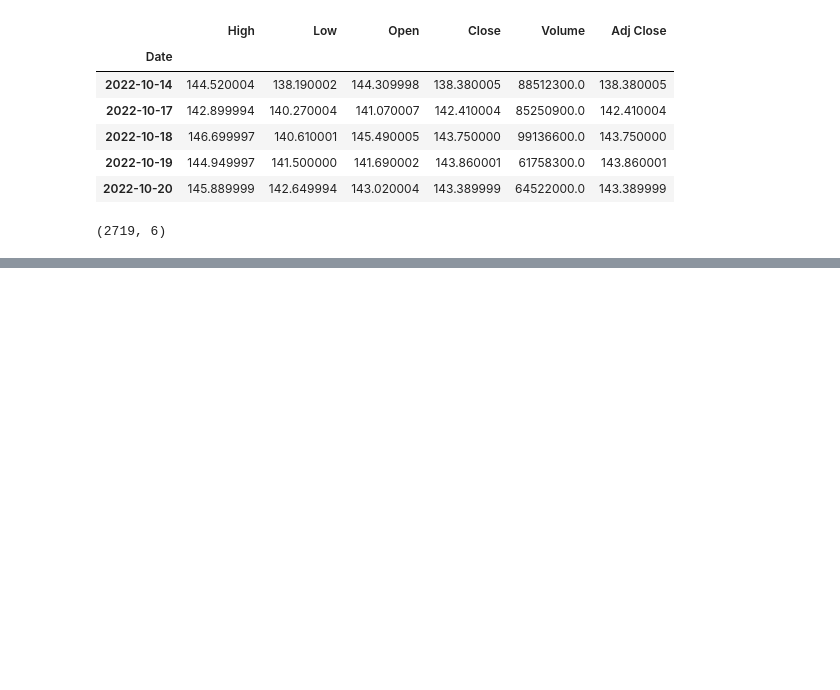
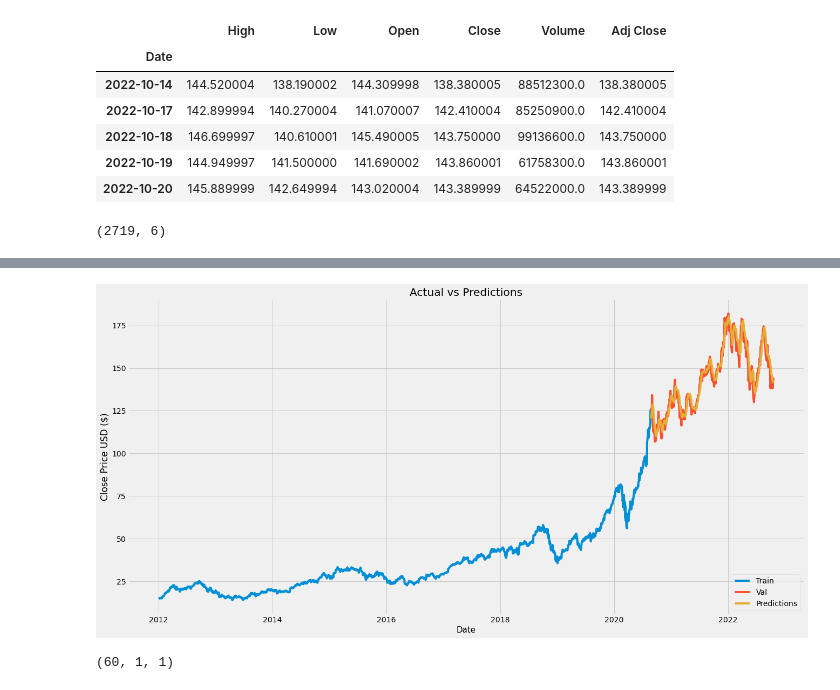
Before and after one commit to Ehab42/Apple-Stock-Price-Presiciton-Using-Python, a Jupyter notebook: Stock Price Prediction.ipynb, the cells around one changed output, grey strips where cells are left out. Saved outputs shown, nothing was run; the diff lists cells and outputs as text; code cells hidden in the pictures; blank space fills up the shorter version.

```diff
--- a/Stock Price Prediction.ipynb
+++ b/Stock Price Prediction.ipynb
@@ -49,0 +111,14 @@ Text(0, 0.5, 'Closing Price USD ($)')
+# %%
+# Create the testing datasets
+test_data = scaled_data[training_data_length - 60:, :]
+
+x_test = []
+y_test = dataset[training_data_length:, :]
+
+for i in range(60, len(test_data)):
+    x_test.append(test_data[i-60:i, 0])
+# %%
+# Convert data to numpy array
+x_test = np.array(x_test)
+x_test = np.reshape(x_test, (x_test.shape[0], x_test.shape[1], 1))
+x_test.shape
@@ -49,0 +127,4 @@ Text(0, 0.5, 'Closing Price USD ($)')
+# %%
+# Get the model predicted price values
+predictions = model.predict(x_test)
+predictions = scalar.inverse_transform(predictions)
@@ -49,0 +141,6 @@ Text(0, 0.5, 'Closing Price USD ($)')
+# %%
+# plot the data
+train = data[0:training_data_length]
+valid = data[training_data_length:]
+valid['Predictions'] = predictions
+valid
@@ -49,0 +162,24 @@ Text(0, 0.5, 'Closing Price USD ($)')
+# %%
+plt.figure(figsize=(20, 10))
+plt.title('Actual vs Predictions')
+plt.xlabel('Date', fontsize=15)
+plt.ylabel('Close Price USD ($)')
+plt.plot(train['Close'])
+plt.plot(valid[['Close', 'Predictions']])
+plt.legend(['Train', 'Val', 'Predictions'], loc='lower right')
+plt.show();
+# %% [output]
+[figure, added]
+# %%
+data_last = data.tail(60)
+data_last = np.array(data_last)
+scaled_data_last = scalar.fit_transform(data_last)
+scaled_data_last = np.reshape(scaled_data_last, (60, 1, 1))
+
+# predictions = model.predict(scaled_data_last)
+# predictions = scalar.inverse_transform(predictions)
+# predictions
+
+scaled_data_last.shape
+# %% [output]
+(60, 1, 1)
```
Also changed, not shown: parts of 14 cells of this notebook.
